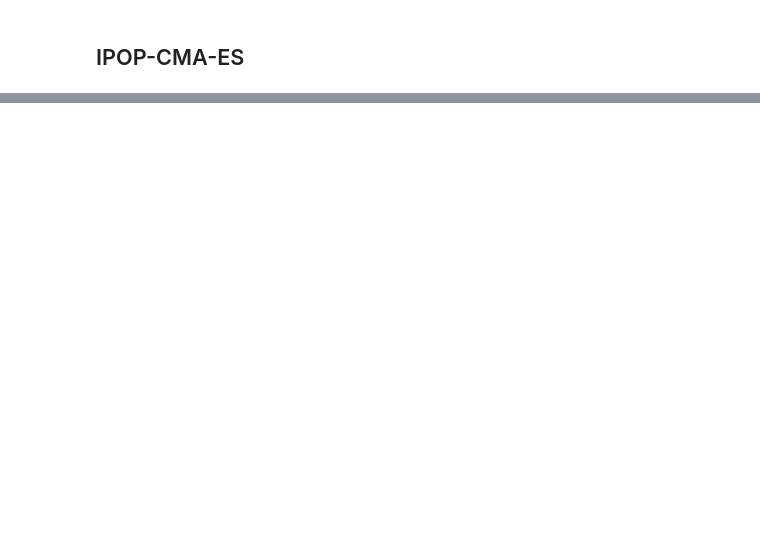
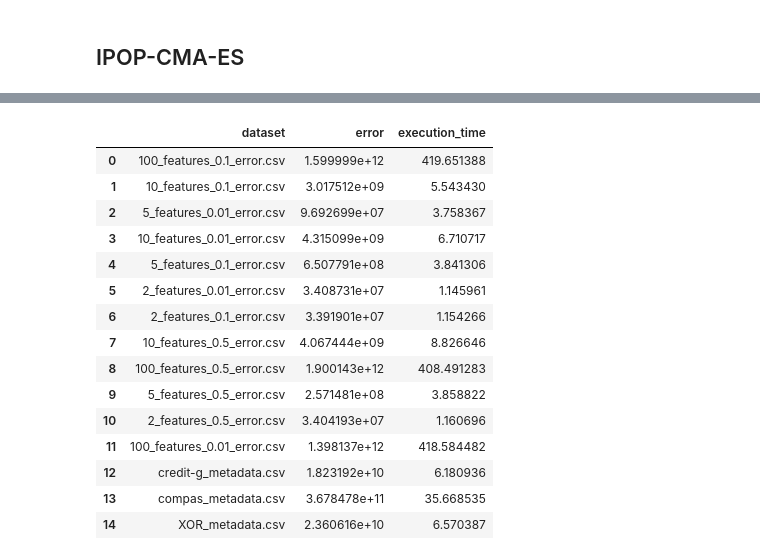
Before and after one commit to victorsanunes/artigo-ipo, a Jupyter notebook: ipop-cma-es.ipynb, the cells around one changed output, grey strips where cells are left out. Saved outputs shown, nothing was run; the diff lists cells and outputs as text; code cells hidden in the pictures; blank space fills up the shorter version.

Commit message:
Experiments automation

```diff
--- a/ipop-cma-es.ipynb
+++ b/ipop-cma-es.ipynb
@@ -157,0 +215,7 @@ sns.despine()
+# %%
+%%time
+experiments = dict()
+for filename, item in datasets_dictionary.items():
+#     print(f"Optimizing for {filename} dataset")
+#     print(f"Target columns {item[1]}\n-------------\n\n")
+    experiments[filename] = run_optimization(df = item[0], target_columns = item[1], optimization_method=ipop_cma_es, ntries = 100)
@@ -157,0 +225,5 @@ sns.despine()
+# %%
+for dataset_filename in experiments.keys():
+    plot_scatter_plot(x = experiments[dataset_filename].Z[:, 0],
+                     y = experiments[dataset_filename].Z[:, 1],
+                     title = dataset_filename)
@@ -158,3 +244,28 @@ sns.despine()
+# %%
+ipop_results_df = pd.DataFrame()
+
+ipop_results_df['dataset'] = experiments.keys()
+ipop_results_df['error'] = [experiments[dataset_filename].error for dataset_filename in experiments.keys()]
+ipop_results_df['execution_time'] = [experiments[dataset_filename].execution_time for dataset_filename in experiments.keys()]
+
+ipop_results_df
+# %% [output]
+|  | dataset | error | execution_time |
+| 0 | 100_features_0.1_error.csv | 1.599999e+12 | 419.651388 |
+| 1 | 10_features_0.1_error.csv | 3.017512e+09 | 5.543430 |
+| 2 | 5_features_0.01_error.csv | 9.692699e+07 | 3.758367 |
+| 3 | 10_features_0.01_error.csv | 4.315099e+09 | 6.710717 |
+| 4 | 5_features_0.1_error.csv | 6.507791e+08 | 3.841306 |
+| 5 | 2_features_0.01_error.csv | 3.408731e+07 | 1.145961 |
+| 6 | 2_features_0.1_error.csv | 3.391901e+07 | 1.154266 |
+| 7 | 10_features_0.5_error.csv | 4.067444e+09 | 8.826646 |
+| 8 | 100_features_0.5_error.csv | 1.900143e+12 | 408.491283 |
+| 9 | 5_features_0.5_error.csv | 2.571481e+08 | 3.858822 |
+| 10 | 2_features_0.5_error.csv | 3.404193e+07 | 1.160696 |
+| 11 | 100_features_0.01_error.csv | 1.398137e+12 | 418.584482 |
+| 12 | credit-g_metadata.csv | 1.823192e+10 | 6.180936 |
+| 13 | compas_metadata.csv | 3.678478e+11 | 35.668535 |
+| 14 | XOR_metadata.csv | 2.360616e+10 | 6.570387 |
 # %%
 function_values = [s[1] for s in solutions]
 
```
Also changed, not shown: parts of 17 cells of this notebook.
